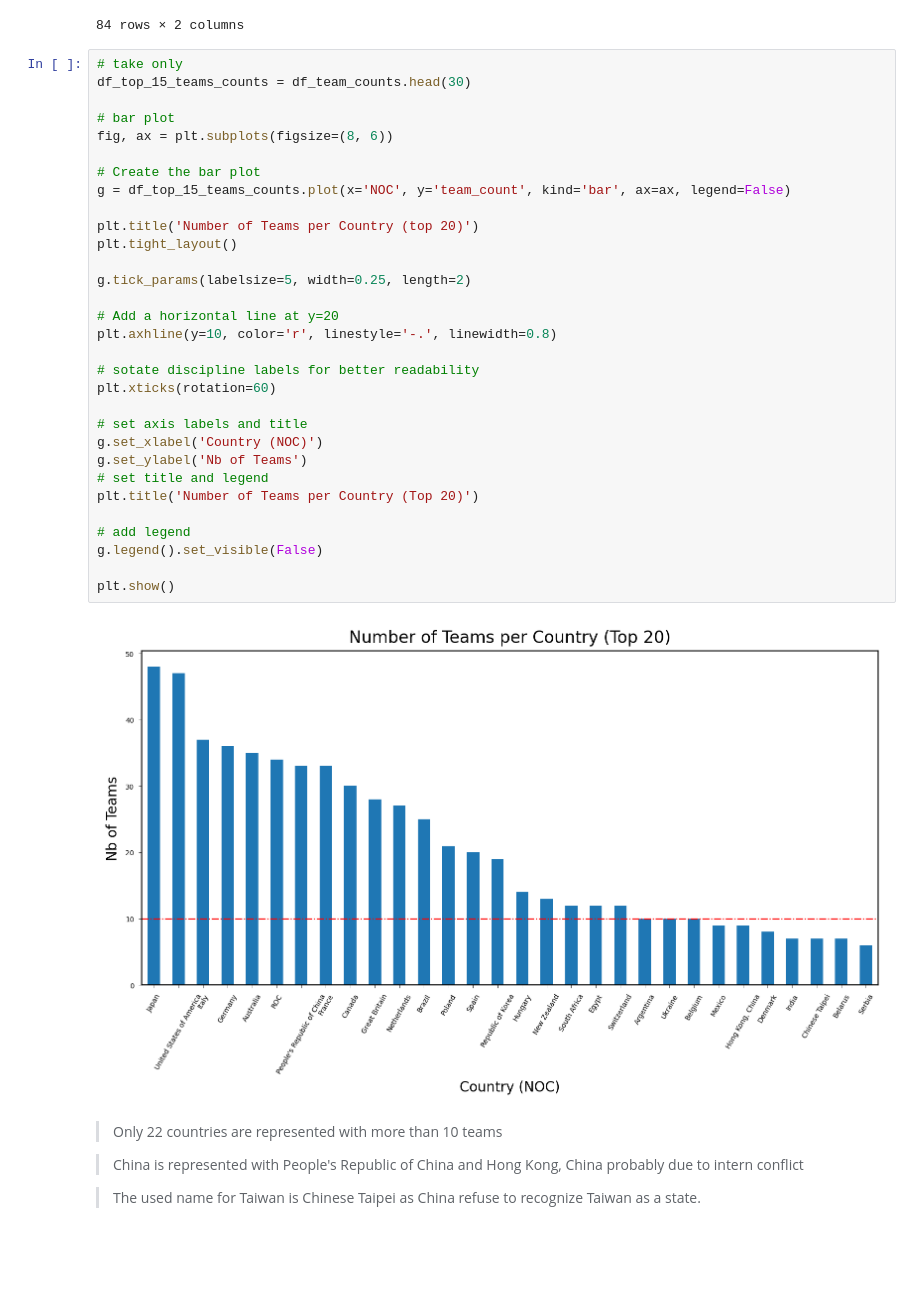
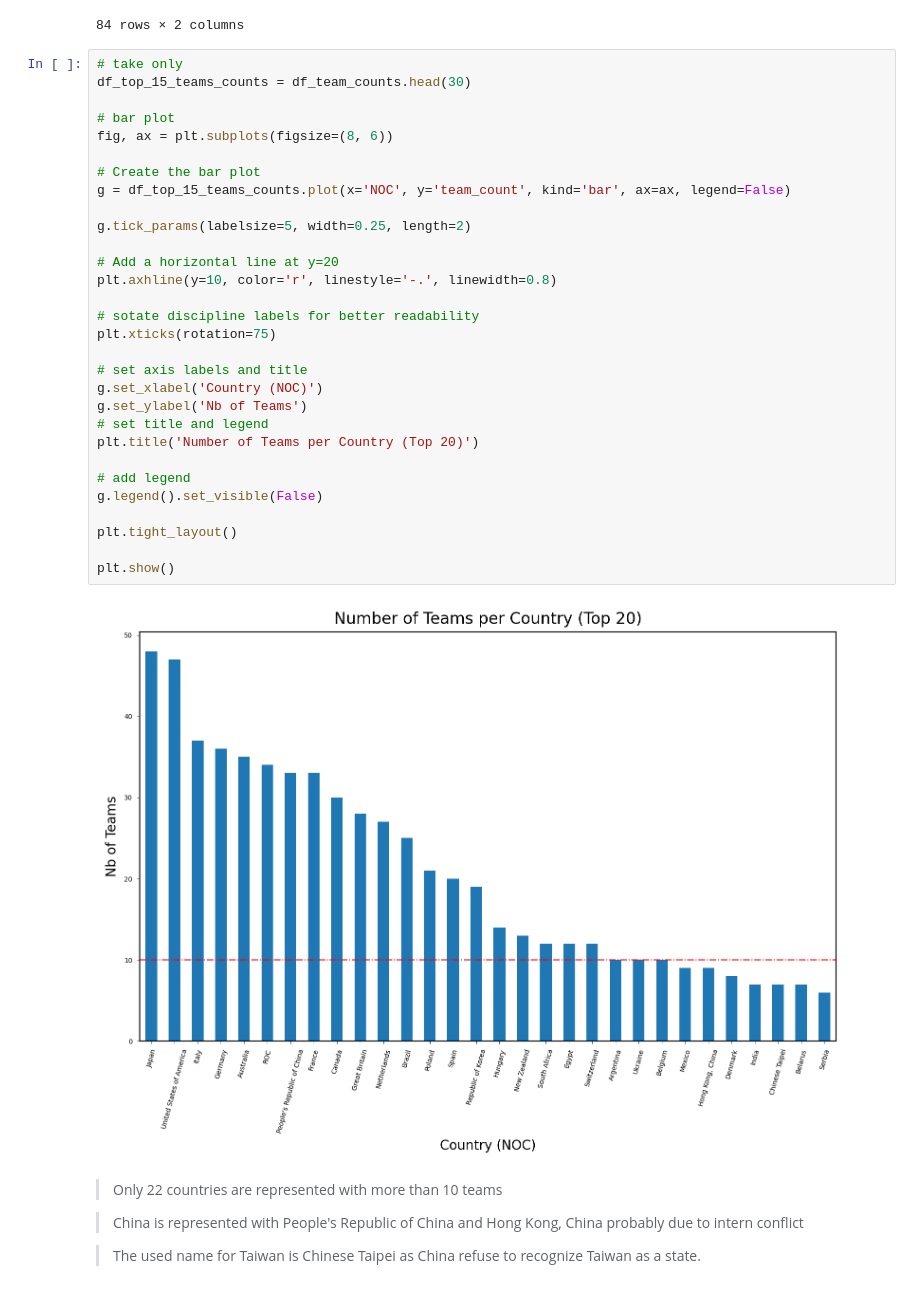
Before and after one commit to levisantn/olympics_tokyo, a Jupyter notebook: olympics_tokyo.ipynb, the cells around one changed output. Drawn from its saved outputs; the diff is of its cells as text; blank space fills up the shorter version.

```diff
--- a/olympics_tokyo.ipynb
+++ b/olympics_tokyo.ipynb
@@ -360,36 +360,35 @@ df_team_counts
 # %%
 # take only
 df_top_15_teams_counts = df_team_counts.head(30)
 
 # bar plot
 fig, ax = plt.subplots(figsize=(8, 6))
 
 # Create the bar plot
 g = df_top_15_teams_counts.plot(x='NOC', y='team_count', kind='bar', ax=ax, legend=False)
 
-plt.title('Number of Teams per Country (top 20)')
-plt.tight_layout()
-
 g.tick_params(labelsize=5, width=0.25, length=2)
 
 # Add a horizontal line at y=20
 plt.axhline(y=10, color='r', linestyle='-.', linewidth=0.8)
 
 # sotate discipline labels for better readability
-plt.xticks(rotation=60)
+plt.xticks(rotation=75)
 
 # set axis labels and title
 g.set_xlabel('Country (NOC)')
 g.set_ylabel('Nb of Teams')
 # set title and legend
 plt.title('Number of Teams per Country (Top 20)')
 
 # add legend
 g.legend().set_visible(False)
 
+plt.tight_layout()
+
 plt.show()
 # %% [output]
-[figure, old version]
+[figure, new version]
 # %% [markdown]
 >Only 22 countries are represented with more than 10 teams
 
```
Also changed, not shown: parts of 10 cells of this notebook.
